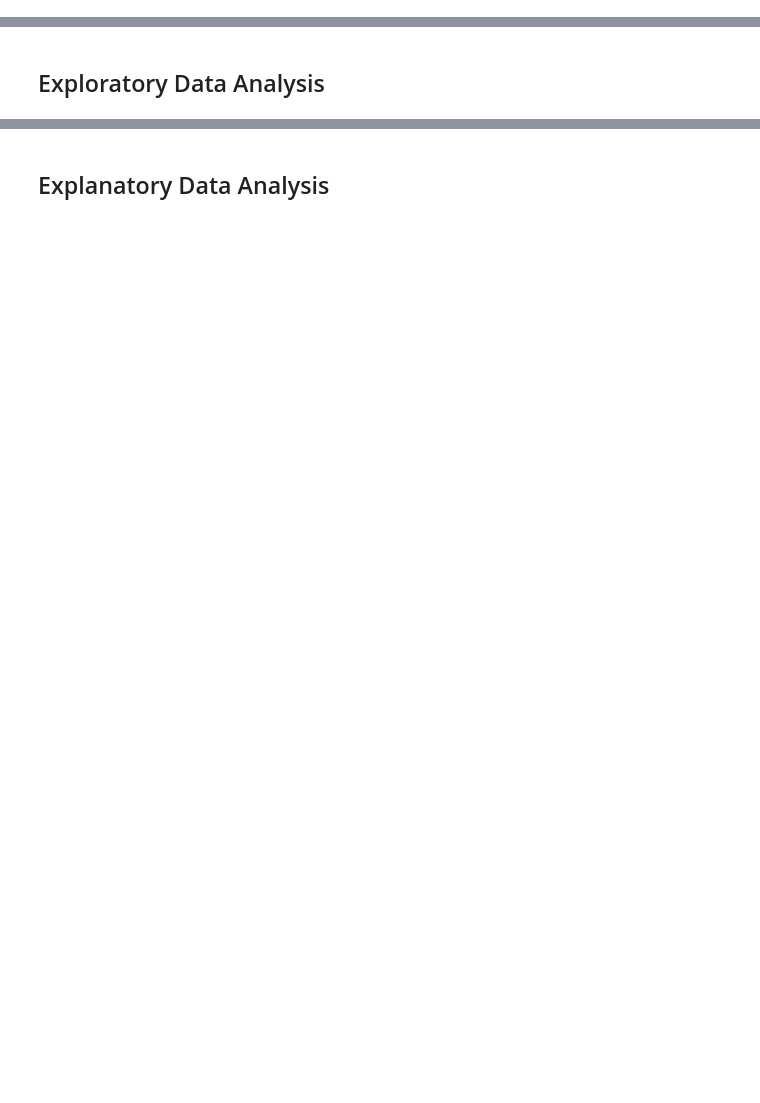
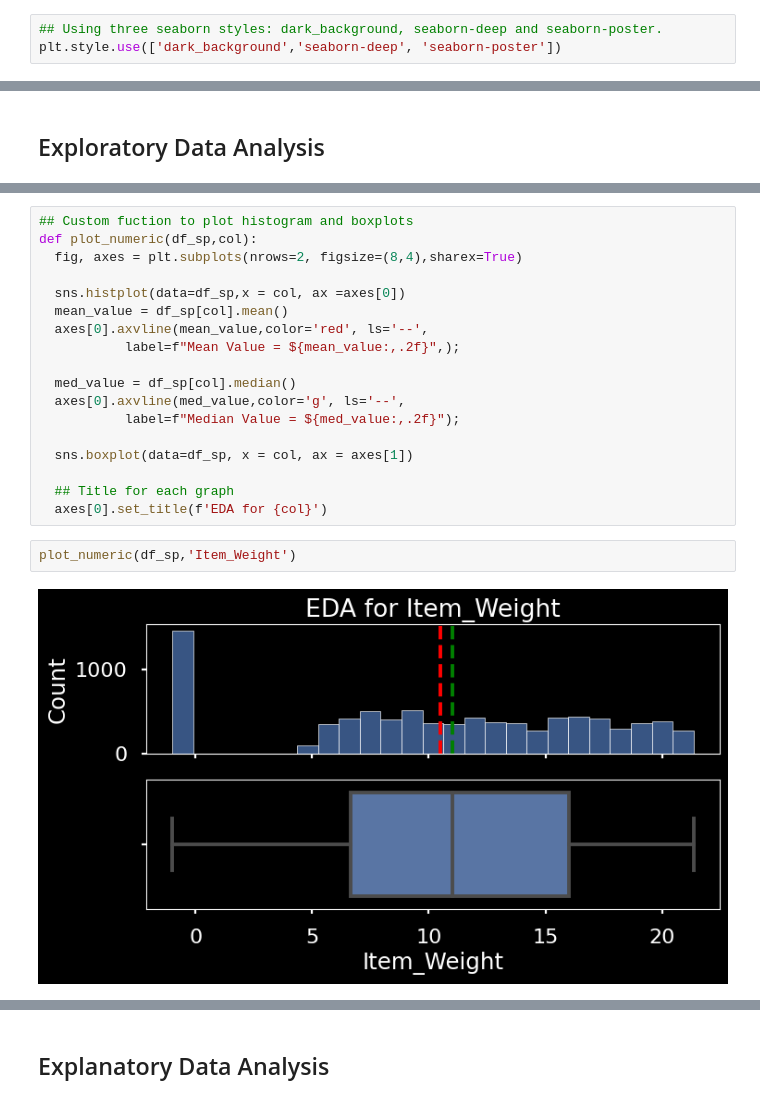
Before and after one commit to Sergio-Rodriguez24/Prediction-of-Product-Sales, a Jupyter notebook: Prediction_of_Product_Sales.ipynb, the cells around one changed output, grey strips where cells are left out. Saved outputs shown, nothing was run; the diff lists cells and outputs as text; blank space fills up the shorter version.

```diff
--- a/Prediction_of_Product_Sales.ipynb
+++ b/Prediction_of_Product_Sales.ipynb
@@ -15,0 +18,3 @@ from google.colab import drive
+# %%
+## Using three seaborn styles: dark_background, seaborn-deep and seaborn-poster.
+plt.style.use(['dark_background','seaborn-deep', 'seaborn-poster'])
@@ -264,0 +283,22 @@ df_sp.describe()
+# %%
+## Custom fuction to plot histogram and boxplots
+def plot_numeric(df_sp,col):
+  fig, axes = plt.subplots(nrows=2, figsize=(8,4),sharex=True)
+
+  sns.histplot(data=df_sp,x = col, ax =axes[0])
+  mean_value = df_sp[col].mean()
+  axes[0].axvline(mean_value,color='red', ls='--',
+           label=f"Mean Value = ${mean_value:,.2f}",);
+
+  med_value = df_sp[col].median()
+  axes[0].axvline(med_value,color='g', ls='--',
+           label=f"Median Value = ${med_value:,.2f}");
+
+  sns.boxplot(data=df_sp, x = col, ax = axes[1])
+
+  ## Title for each graph
+  axes[0].set_title(f'EDA for {col}')
+# %%
+plot_numeric(df_sp,'Item_Weight')
+# %% [output]
+[figure, added]
```
Also changed, not shown: parts of 32 cells of this notebook.
